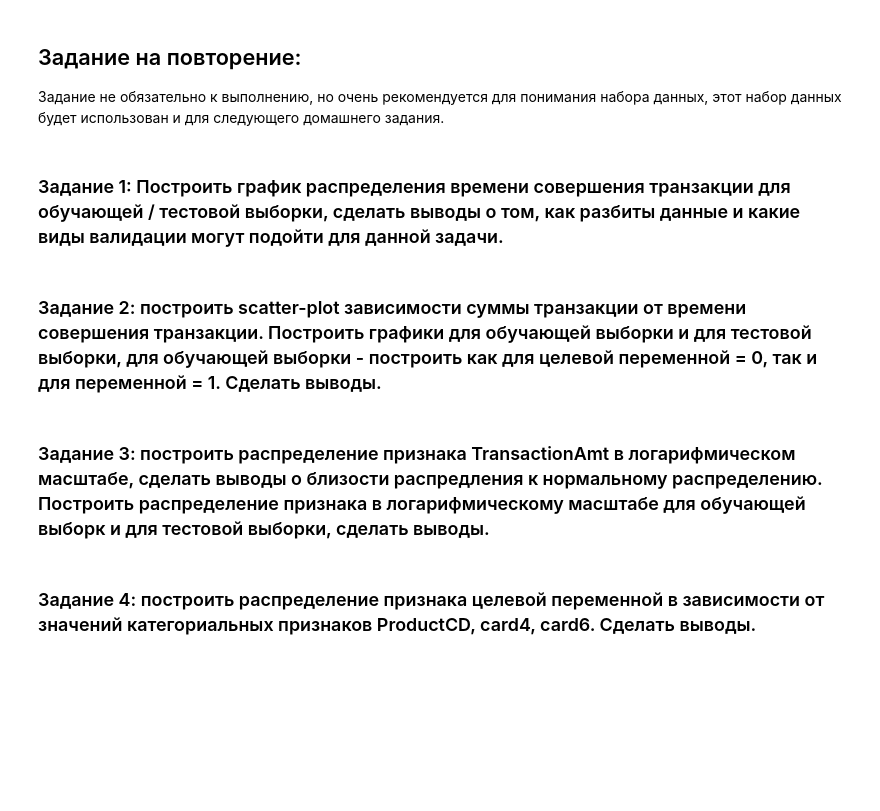
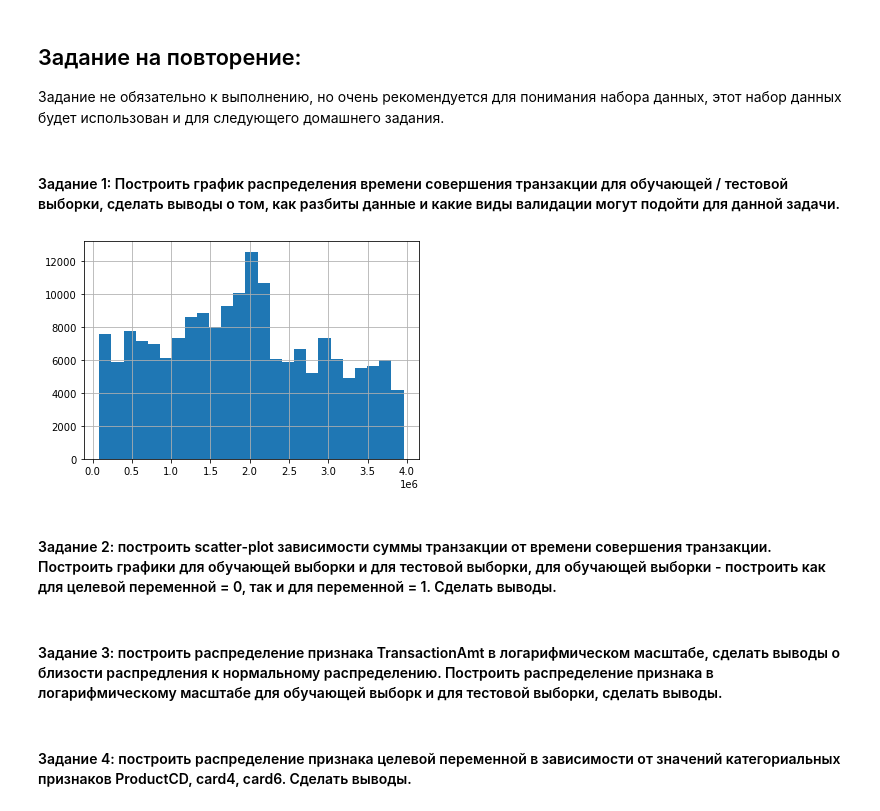
Before and after one commit to koryagin2006/GB_course_Sports_data_analysis, a Jupyter notebook: HW_2 Main machine learning algorithms.ipynb, the cells around one changed output. Drawn from its saved outputs; the diff is of its cells as text; code cells hidden in the pictures; blank space fills up the shorter version.

```diff
--- a/HW_2 Main machine learning algorithms.ipynb
+++ b/HW_2 Main machine learning algorithms.ipynb
@@ -376,10 +376,14 @@ array([0, 0, 0, ..., 0, 0, 0], dtype=int64)
 # %%
 # TODO. пока к сроку сдачи не успеваю. Планирую доделать. Считаю важным
 # %% [markdown]
-### Задание 1: Построить график распределения времени совершения транзакции для обучающей / тестовой выборки, сделать выводы о том, как разбиты данные и какие виды валидации могут подойти для данной задачи.
+#### Задание 1: Построить график распределения времени совершения транзакции для обучающей / тестовой выборки, сделать выводы о том, как разбиты данные и какие виды валидации могут подойти для данной задачи.
+# %%
+train.TransactionDT.hist(bins=25);
+# %% [output]
+[figure, added]
 # %% [markdown]
-### Задание 2: построить scatter-plot зависимости суммы транзакции от времени совершения транзакции. Построить графики для обучающей выборки и для тестовой выборки, для обучающей выборки - построить как для целевой переменной = 0, так и для переменной = 1. Сделать выводы.
+#### Задание 2: построить scatter-plot зависимости суммы транзакции от времени совершения транзакции. Построить графики для обучающей выборки и для тестовой выборки, для обучающей выборки - построить как для целевой переменной = 0, так и для переменной = 1. Сделать выводы.
 # %% [markdown]
-### Задание 3: построить распределение признака TransactionAmt в логарифмическом масштабе, сделать выводы о близости распредления к нормальному распределению. Построить распределение признака в логарифмическому масштабе для обучающей выборк и для тестовой выборки, сделать выводы.
+#### Задание 3: построить распределение признака TransactionAmt в логарифмическом масштабе, сделать выводы о близости распредления к нормальному распределению. Построить распределение признака в логарифмическому масштабе для обучающей выборк и для тестовой выборки, сделать выводы.
 # %% [markdown]
-### Задание 4: построить распределение признака целевой переменной в зависимости от значений категориальных признаков ProductCD, card4, card6. Сделать выводы.
+#### Задание 4: построить распределение признака целевой переменной в зависимости от значений категориальных признаков ProductCD, card4, card6. Сделать выводы.
```
